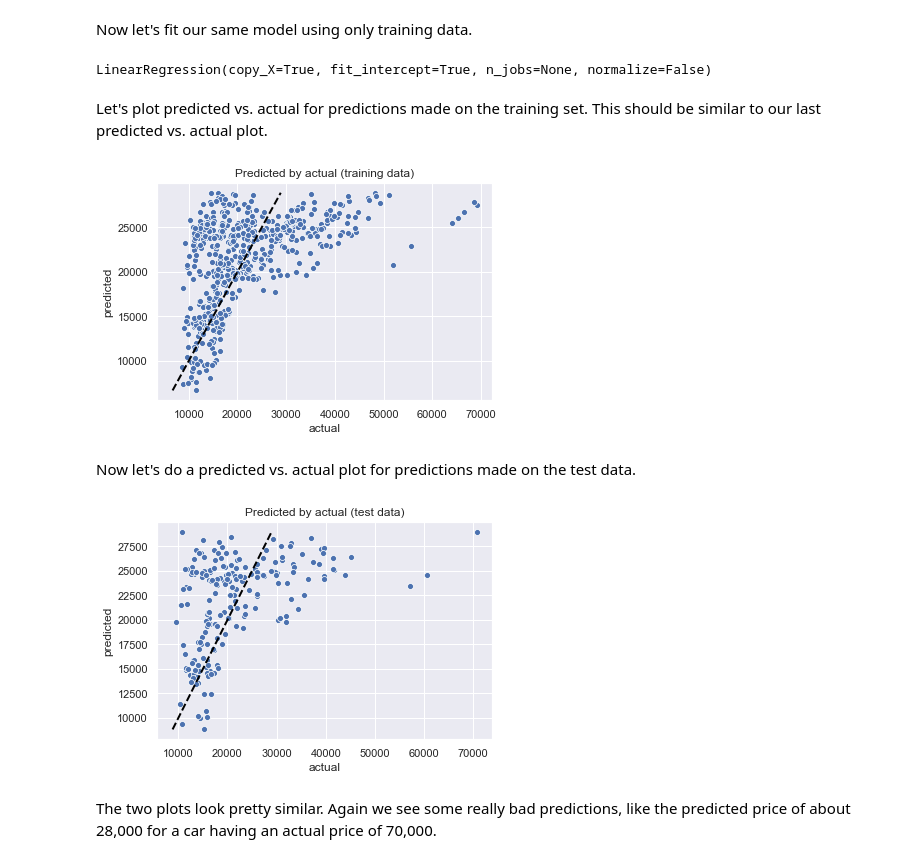
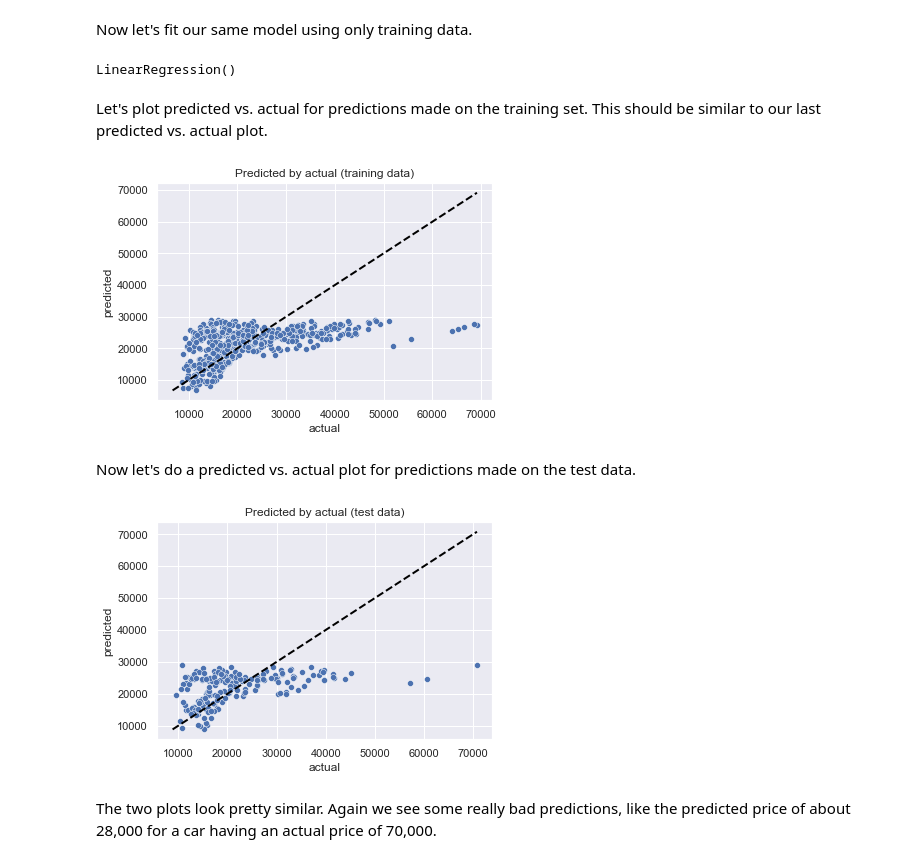
Before and after one commit to lomcaitlin/cst383_s21, a Jupyter notebook: hw9/linear_regression.ipynb, the cells around one changed output. Saved outputs shown, nothing was run; the diff lists cells and outputs as text; code cells hidden in the pictures.

```diff
--- a/hw9/linear_regression.ipynb
+++ b/hw9/linear_regression.ipynb
@@ -109,4 +119,8 @@ Let's look at the model compared to the data.
 # Seaborn's regplot for this -- use two plotting statements.
 
 # YOUR CODE HERE
+predicted = reg.predict(X)
+sns.scatterplot(x=df['Mileage'], y=df['Price'])
+plt.plot(X,predicted,linestyle='dashed',color='black')
+plt.title('Linear model of Price using Mileage');
 # %% [output]
@@ -131,4 +147,9 @@ The model says that for every extra mile of milage, our prediction for price wil
 # cruise, and Leather.  Assign your model to variable reg2.
 
 # YOUR CODE HERE
+X = df[['Mileage','Cruise','Leather']].values
+y = df['Price'].values
+
+reg2 = LinearRegression(copy_X=True, fit_intercept=True, n_jobs=None, normalize=False)
+reg2.fit(X,y)
 # %% [output]
@@ -176,6 +206,13 @@ A good way to see how well a regression model is working is to plot predicted va
 
 def plot_actual_predicted(actual, predicted, title):
     # YOUR CODE HERE
+    sns.scatterplot(x=actual, y=predicted)
+    a = np.array([actual.min(),predicted.min()]).min()
+    b = np.array([actual.max(),predicted.max()]).max()
+    plt.plot([a,b], [a,b], linewidth=2, linestyle='dashed', color='black')
+    plt.xlabel('actual')
+    plt.ylabel('predicted')
+    plt.title(title);
 # %%
 # plot predicted vs. actual for your linear model
 
@@ -196,18 +233,21 @@ Now let's fit our same model using only training data.
 # However, this time fit the model using the training data.
 
 # YOUR CODE HERE
+reg3 = LinearRegression(copy_X=True, fit_intercept=True, n_jobs=None, normalize=False)
+reg3.fit(X_train,y_train)
 # %% [output]
-LinearRegression(copy_X=True, fit_intercept=True, n_jobs=None, normalize=False)
+LinearRegression()
 # %% [markdown]
 Let's plot predicted vs. actual for predictions made on the training set.  This should be similar to our last predicted vs. actual plot.
 # %%
 #@ 11 Plot the actual and predicted values using your function
 # plot_actual_predicted().
 # Use the training data.
 
 # YOUR CODE HERE
+plot_actual_predicted(y_train, reg3.predict(X_train), 'Predicted by actual (training data)')
 # %% [output]
-[figure, old version]
+[figure, new version]
 # %% [markdown]
 Now let's do a predicted vs. actual plot for predictions made on the test data.
 # %%
@@ -215,8 +255,9 @@ Now let's do a predicted vs. actual plot for predictions made on the test data.
 # This time use the test data.
 
 # YOUR CODE HERE
+plot_actual_predicted(y_test, reg3.predict(X_test), 'Predicted by actual (test data)')
 # %% [output]
-[figure, old version]
+[figure, new version]
 # %% [markdown]
 The two plots look pretty similar.  Again we see some really bad predictions, like the predicted price of about 28,000 for a car having an actual price of 70,000.
 # %% [markdown]
```
Also changed, not shown: parts of 18 cells of this notebook, 1 other file.
